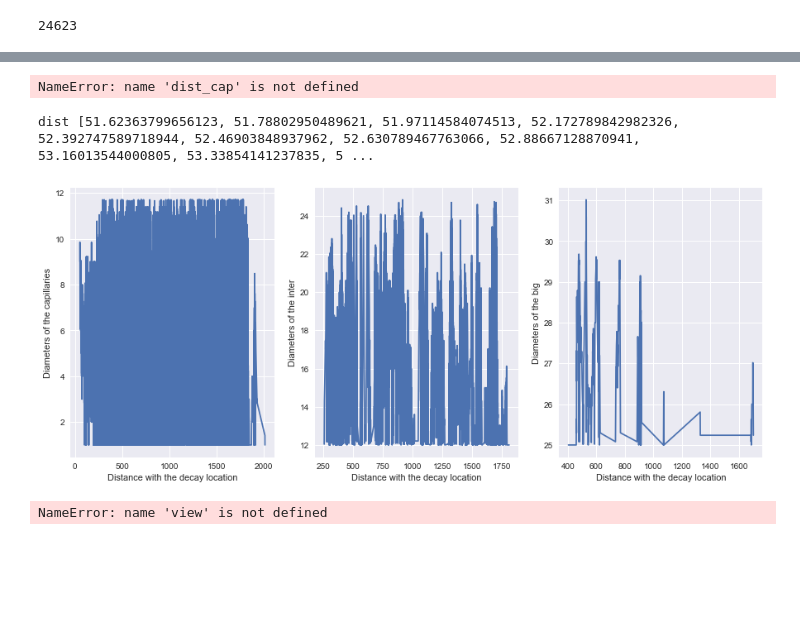
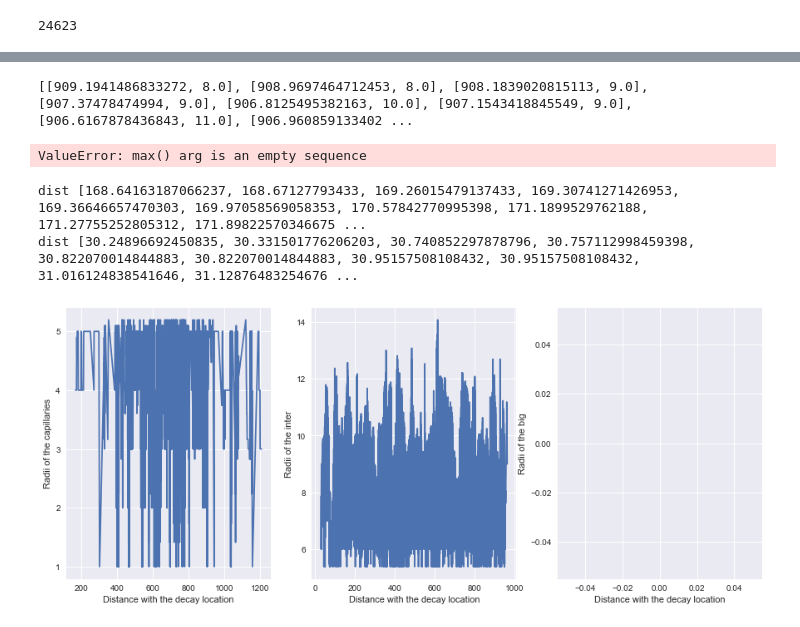
Before and after one commit to Cecile-Castiaux/Master-Thesis, a Jupyter notebook: Analyse variation de diamètre en 3D.ipynb, the cells around one changed output, grey strips where cells are left out. Drawn from its saved outputs; the diff is of its cells as text; code cells hidden in the pictures; blank space fills up the shorter version.

```diff
--- a/Analyse variation de diamètre en 3D.ipynb
+++ b/Analyse variation de diamètre en 3D.ipynb
@@ -176,10 +257,12 @@ for k in range(len(diam_only)):
 #print(dist, diameters)
 # %%
+#Sorted array of distance and radius information
+
 array_plot_total = []
 #print(array_plot)
 # for k in range(len(dist_cap)):
 for k in range(len(dist)):
-    array_plot_total.append([dist[k],diameters[k]])
+    array_plot_total.append([dist[k],radii[k]])
 #     array_plot[k][0] = dist_cap[k]
 #     print(k, dist_cap[k], array_plot[k][0])
 #     array_plot[k][1] = diameters_cap[k]
@@ -192,9 +275,9 @@ print("Sorted:",array_plot_total)
 # %%
 dist_sorted = []
-diam_sorted = []
+radius_sorted = []
 
 for k in range(len(array_plot_total)):
     dist_sorted.append(array_plot_total[k][0])
-    diam_sorted.append(array_plot_total[k][1])
+    radius_sorted.append(array_plot_total[k][1])
 #print("dist", dist_sorted, "diam", diam_sorted)
 # %%
@@ -367,7 +449,7 @@ array_plot_cap = []
 #print(array_plot)
 # for k in range(len(dist_cap)):
 for k in range(len(dist_cap)):
-    array_plot_cap.append([dist_cap[k],diameters_cap[k]])
+    array_plot_cap.append([dist_cap[k],radii_cap[k]])
 #     array_plot[k][0] = dist_cap[k]
 #     print(k, dist_cap[k], array_plot[k][0])
 #     array_plot[k][1] = diameters_cap[k]
@@ -378,74 +460,74 @@ array_plot_cap.sort()
 
 array_plot_inter = []
 for k in range(len(dist_inter)):
-    array_plot_inter.append([dist_inter[k],diameters_inter[k]])
+    array_plot_inter.append([dist_inter[k],radii_inter[k]])
 print(array_plot_inter, len(array_plot_inter), max(array_plot_inter), min(array_plot_inter))
 array_plot_inter.sort()
 print("Inter sorted:",array_plot_inter)
 
 array_plot_big = []
 for k in range(len(dist_big)):
-    array_plot_big.append([dist_big[k],diameters_big[k]])
+    array_plot_big.append([dist_big[k],radii_big[k]])
 print(array_plot_big, len(array_plot_big), max(array_plot_big), min(array_plot_big))
 array_plot_big.sort()
 print("Big sorted:",array_plot_big)
 # %% [output]
-NameError: name 'dist_cap' is not defined
+[[909.1941486833272, 8.0], [908.9697464712453, 8.0], [908.1839020815113, 9.0], [907.37478474994, 9.0], [906.8125495382163, 10.0], [907.1543418845549, 9.0], [906.6167878436843, 11.0], [906.960859133402 ...
+ValueError: max() arg is an empty sequence
 # %%
 dist_cap_sorted = []
-diam_cap_sorted = []
+radius_cap_sorted = []
 
 for k in range(len(array_plot_cap)):
     dist_cap_sorted.append(array_plot_cap[k][0])
-    diam_cap_sorted.append(array_plot_cap[k][1])
-print("dist", dist_cap_sorted, "diam", diam_cap_sorted, "longueur dist", len(dist_cap_sorted), "longueur diam", len(diam_cap_sorted))
+    radius_cap_sorted.append(array_plot_cap[k][1])
+print("dist", dist_cap_sorted, "diam", radius_cap_sorted, "longueur dist", len(dist_cap_sorted), "longueur diam", len(radius_cap_sorted))
 
 dist_inter_sorted = []
-diam_inter_sorted = []
+radius_inter_sorted = []
 
 for k in range(len(array_plot_inter)):
     dist_inter_sorted.append(array_plot_inter[k][0])
-    diam_inter_sorted.append(array_plot_inter[k][1])
-print("dist", dist_inter_sorted, "diam", diam_inter_sorted)
+    radius_inter_sorted.append(array_plot_inter[k][1])
+print("dist", dist_inter_sorted, "diam", radius_inter_sorted)
 
 dist_big_sorted = []
-diam_big_sorted = []
+radius_big_sorted = []
 
 for k in range(len(array_plot_big)):
     dist_big_sorted.append(array_plot_big[k][0])
-    diam_big_sorted.append(array_plot_big[k][1])
-print("dist", dist_big_sorted, "diam", diam_big_sorted)
+    radius_big_sorted.append(array_plot_big[k][1])
+print("dist", dist_big_sorted, "diam", radius_big_sorted)
 # %% [output]
-dist [51.62363799656123, 51.78802950489621, 51.97114584074513, 52.172789842982326, 52.392747589718944, 52.46903848937962, 52.630789467763066, 52.88667128870941, 53.16013544000805, 53.33854141237835, 5 ...
+dist [168.64163187066237, 168.67127793433, 169.26015479137433, 169.30741271426953, 169.36646657470303, 169.97058569058353, 170.57842770995398, 171.1899529762188, 171.27755252805312, 171.89822570346675 ...
+dist [30.24896692450835, 30.331501776206203, 30.740852297878796, 30.757112998459398, 30.822070014844883, 30.822070014844883, 30.95157508108432, 30.95157508108432, 31.016124838541646, 31.12876483254676 ...
 # %%
 plt.style.use('seaborn')
 plt.figure(figsize=(15,6))
 plt.subplot(1,3,1)
 # plt.plot(dist_cap_sorted, diam_cap_sorted, color = 'black',linestyle = 'dashed')
-plt.plot(dist_cap_sorted, diam_cap_sorted)
+plt.plot(dist_cap_sorted, radius_cap_sorted)
 #plt.title("Diameters of capillaries in function of the distance with the decay location without take into account stratifications")
 plt.xlabel("Distance with the decay location")
-plt.ylabel("Diameters of the capillaries")
+plt.ylabel("Radii of the capillaries")
 plt.subplot(1,3,2)
-plt.plot(dist_inter_sorted, diam_inter_sorted)
+plt.plot(dist_inter_sorted, radius_inter_sorted)
 #plt.title("Diameters of capillaries in function of the distance with the decay location without take into account stratifications")
 plt.xlabel("Distance with the decay location")
-plt.ylabel("Diameters of the inter")
+plt.ylabel("Radii of the inter")
 plt.subplot(1,3,3)
-plt.plot(dist_big_sorted, diam_big_sorted)
+plt.plot(dist_big_sorted, radius_big_sorted)
 #plt.title("Diameters of capillaries in function of the distance with the decay location without take into account stratifications")
 plt.xlabel("Distance with the decay location")
-plt.ylabel("Diameters of the big")
+plt.ylabel("Radii of the big")
 plt.show()
 # %% [output]
-[figure, old version]
+[figure, new version]
 # %%
-np_view_diam = itk.array_view_from_image(diam_itk)
-plt.figure(figsize=(15,15))
-plt.subplot(1,2,1)
-plt.imshow(diam_255)
-plt.subplot(1,2,2)
-plt.imshow(np_view_skeleton)
-plt.show()
+# np_view_diam = itk.array_view_from_image(diam_itk)
+# plt.figure(figsize=(15,15))
+# plt.subplot(1,2,1)
+# plt.imshow(diam_255)
+# plt.subplot(1,2,2)
+# plt.imshow(np_view_skeleton)
+# plt.show()
-# %% [output]
-NameError: name 'view' is not defined
```
Also changed, not shown: parts of 43 cells of this notebook.
